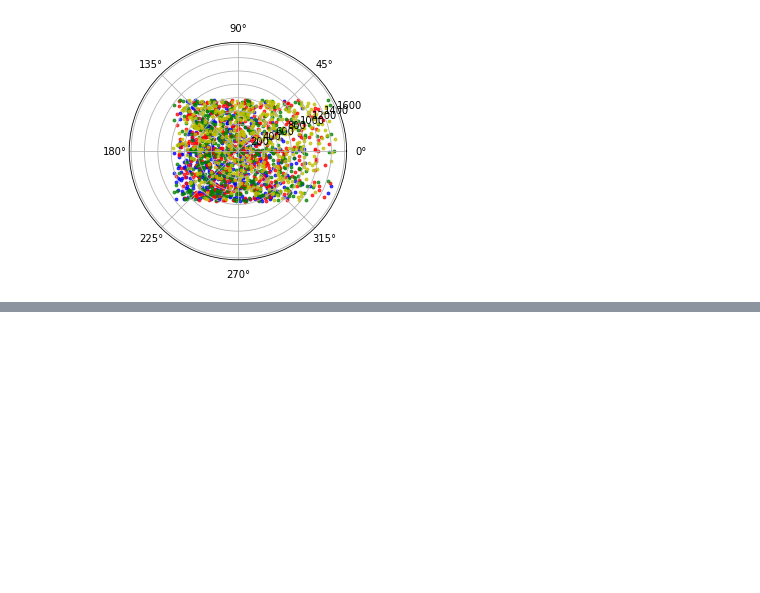
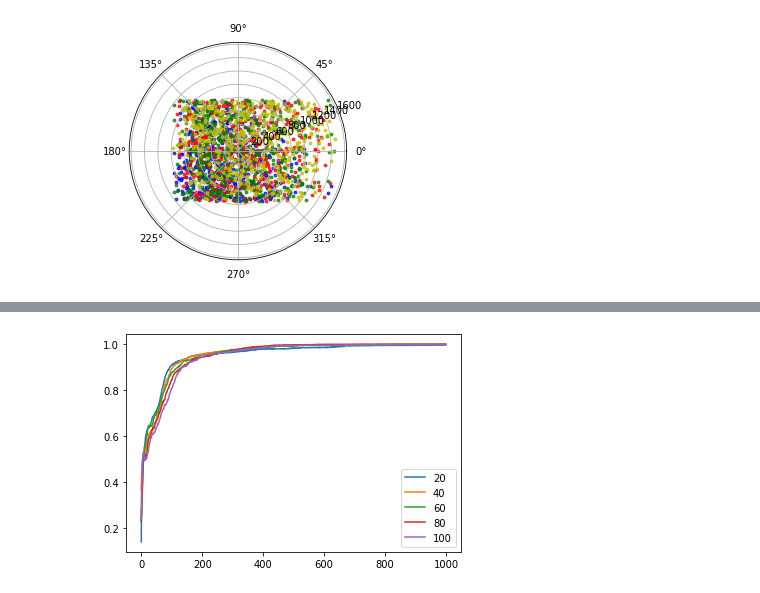
Before and after one commit to Azarius2472/HSE_ML, a Jupyter notebook: mobile_phone_price_classification.ipynb, the cells around one changed output, grey strips where cells are left out. Saved outputs shown, nothing was run; the diff lists cells and outputs as text; code cells hidden in the pictures; blank space fills up the shorter version.

```diff
--- a/mobile_phone_price_classification.ipynb
+++ b/mobile_phone_price_classification.ipynb
@@ -814,0 +812,17 @@ plt.show()
+# %%
+x = data.loc[:, data.columns != 'price_range']
+y = data['price_range']
+hist = {}
+neurons = 20
+while neurons <= 100:
+  model = keras.Sequential()
+  model.add(keras.Input(shape=(20,)))
+  model.add(keras.layers.Dense(neurons, activation='softmax'))
+  model.add(keras.layers.Dense(neurons, activation='softmax'))
+  model.compile(optimizer=keras.optimizers.Adam(learning_rate=0.001),
+                loss=keras.losses.SparseCategoricalCrossentropy(),
+                metrics=['accuracy'])
+  model.summary()
+  hist[neurons] = model.fit(x, y, validation_split=0.3, epochs=1000, verbose=0)
+  print(neurons, ' complete')
+  neurons += 20
@@ -814,0 +849,8 @@ plt.show()
+# %%
+import matplotlib.pylab as plt
+for neurs in hist.keys():
+  plt.plot(hist[neurs].history['accuracy'], label='_'+str(neurs))
+plt.legend([str(x) for x in range(20,120,20)])
+plt.show()
+# %% [output]
+[figure, added]
```
Also changed, not shown: parts of 8 cells of this notebook.
